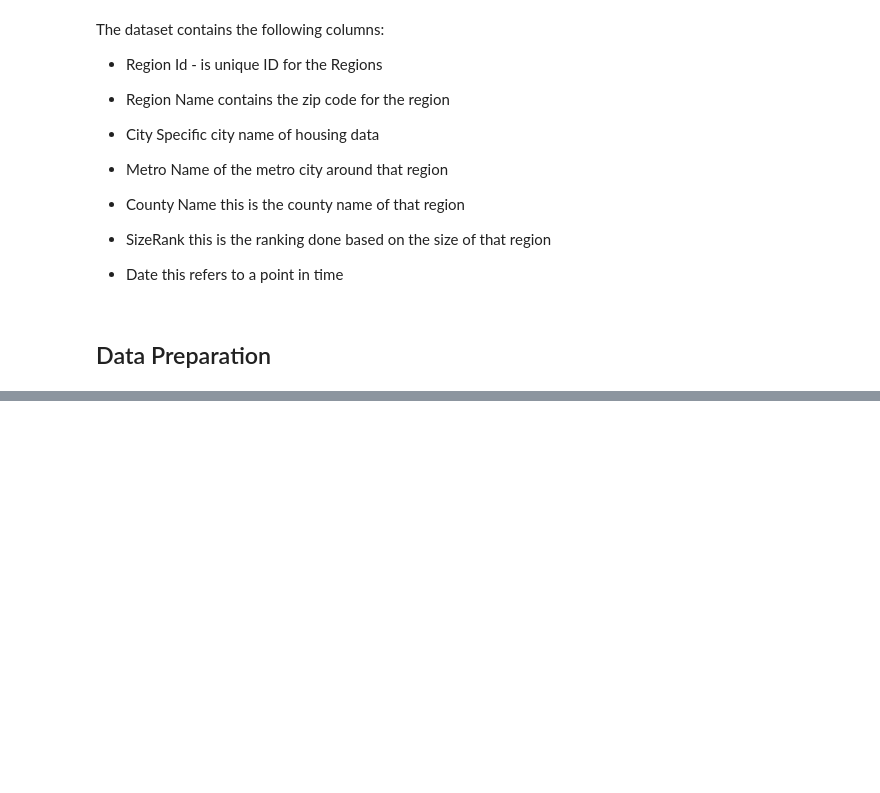
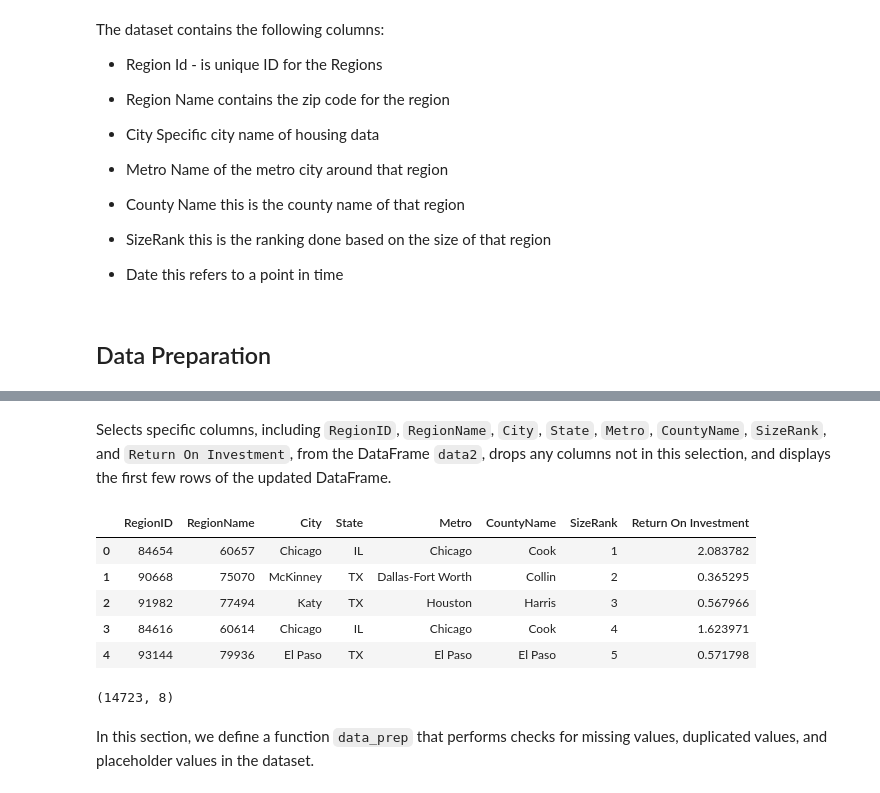
Before and after one commit to Kelvin-Rotich824/Phase_4_Project_Time_Series_Analysis, a Jupyter notebook: Phase 4 Project Notebook.ipynb, the cells around one changed output, grey strips where cells are left out. Drawn from its saved outputs; the diff is of its cells as text; code cells hidden in the pictures; blank space fills up the shorter version.

```diff
--- a/Phase 4 Project Notebook.ipynb
+++ b/Phase 4 Project Notebook.ipynb
@@ -164,0 +184,28 @@ The dataset contains the following columns:
+# %% [markdown]
+Selects specific columns, including `RegionID`, `RegionName`, `City`, `State`, `Metro`, `CountyName`, `SizeRank`, and `Return On Investment`, from the DataFrame `data2`, drops any columns not in this selection, and displays the first few rows of the updated DataFrame.
+# %%
+# Select specific columns from the DataFrame
+columns_selected = data2[['RegionID', 'RegionName', 'City', 'State', 'Metro', 'CountyName', 'SizeRank', 'Return On Investment']]
+
+# Iterate through all columns in the DataFrame
+for column in data2.columns:
+
+    # Drop columns that are not in the selected list
+    if column not in columns_selected:
+        data2.drop(column, axis=1, inplace = True)
+
+# Display the first few rows of the updated DataFrame
+data2.head()
+# %% [output]
+|  | RegionID | RegionName | City | State | Metro | CountyName | SizeRank | Return On Investment |
+| 0 | 84654 | 60657 | Chicago | IL | Chicago | Cook | 1 | 2.083782 |
+| 1 | 90668 | 75070 | McKinney | TX | Dallas-Fort Worth | Collin | 2 | 0.365295 |
+| 2 | 91982 | 77494 | Katy | TX | Houston | Harris | 3 | 0.567966 |
+| 3 | 84616 | 60614 | Chicago | IL | Chicago | Cook | 4 | 1.623971 |
+| 4 | 93144 | 79936 | El Paso | TX | El Paso | El Paso | 5 | 0.571798 |
+# %%
+data2.shape
+# %% [output]
+(14723, 8)
+# %% [markdown]
+In this section, we define a function `data_prep` that performs checks for missing values, duplicated values, and placeholder values in the dataset.
```
Also changed, not shown: parts of 15 cells of this notebook.
